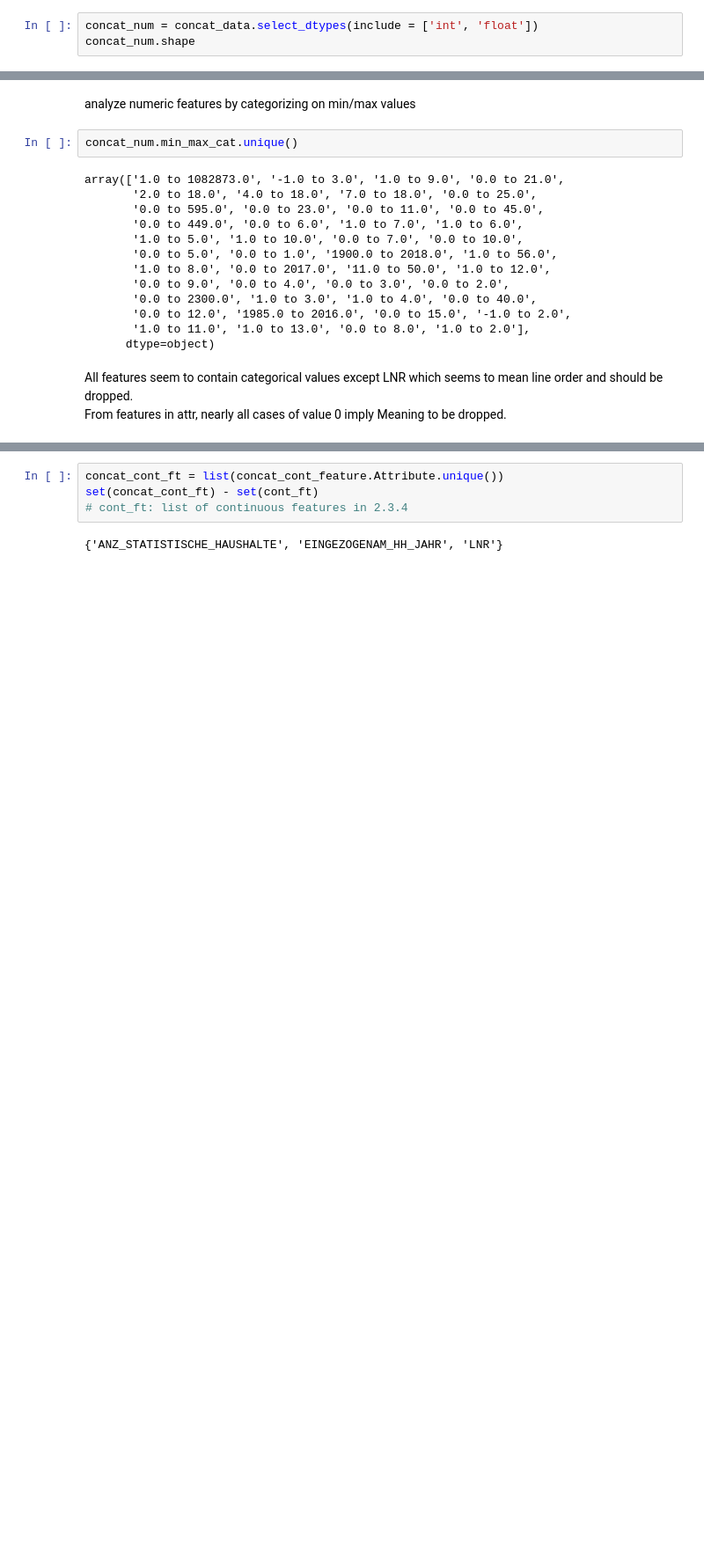
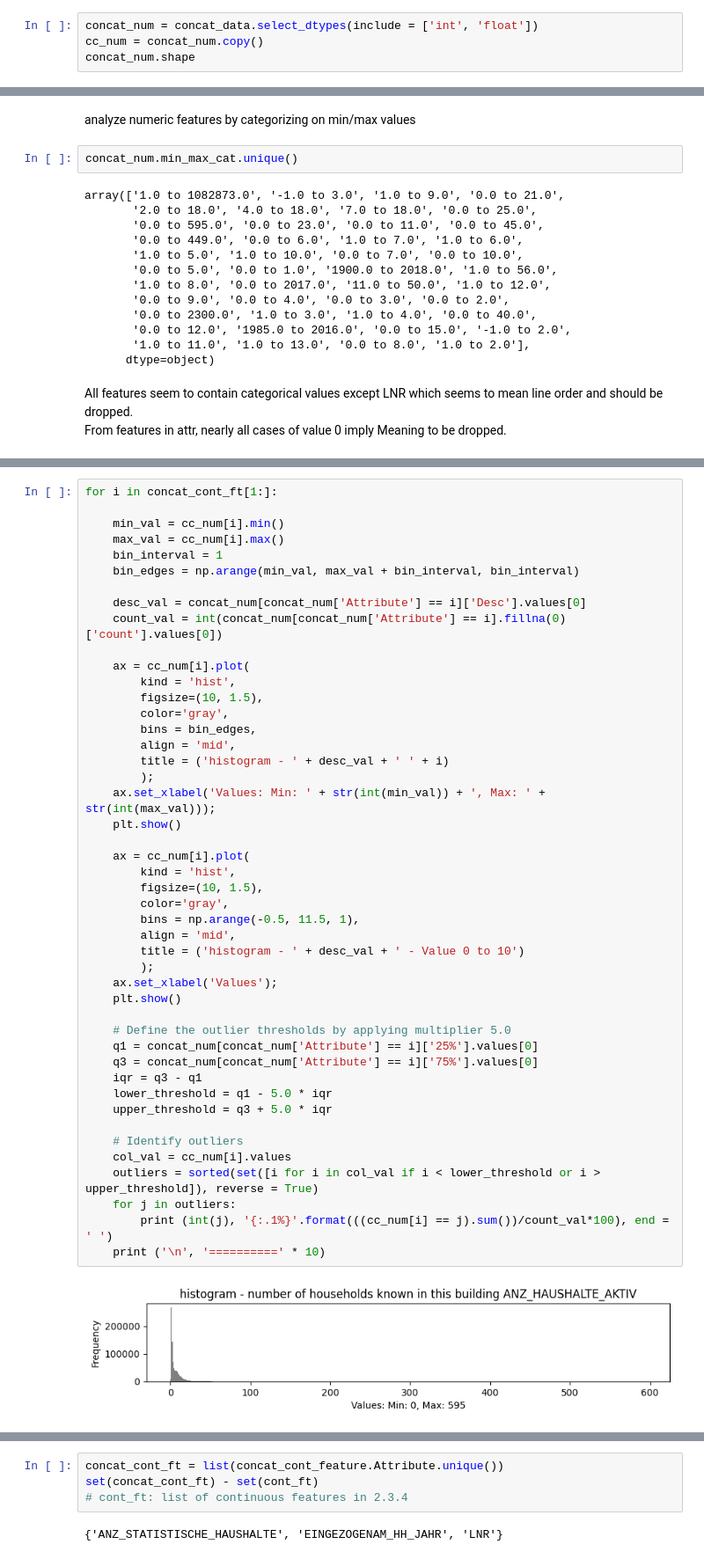
Before and after one commit to jaeyoun-chang/u_city_capstone, a Jupyter notebook: Arvato Project Workbook.ipynb, the cells around one changed output, grey strips where cells are left out. Shown at 88% size. Saved outputs shown, nothing was run; the diff lists cells and outputs as text; blank space fills up the shorter version.

```diff
--- a/Arvato Project Workbook.ipynb
+++ b/Arvato Project Workbook.ipynb
@@ -948,6 +946,7 @@ memory usage: 3.0+ GB
 extract 92 features in numeric type
 # %%
 concat_num = concat_data.select_dtypes(include = ['int', 'float'])
+cc_num = concat_num.copy()
 concat_num.shape
 # %% [output]
 (1082873, 361)
@@ -1003,0 +1013,48 @@ view_all(concat_cont_feature)
+# %%
+for i in concat_cont_ft[1:]:
+
+    min_val = cc_num[i].min()
+    max_val = cc_num[i].max()
+    bin_interval = 1
+    bin_edges = np.arange(min_val, max_val + bin_interval, bin_interval)
+
+    desc_val = concat_num[concat_num['Attribute'] == i]['Desc'].values[0]
+    count_val = int(concat_num[concat_num['Attribute'] == i].fillna(0)['count'].values[0])
+
+    ax = cc_num[i].plot(
+        kind = 'hist',
+        figsize=(10, 1.5),
+        color='gray',
+        bins = bin_edges,
+        align = 'mid',
+        title = ('histogram - ' + desc_val + ' ' + i)
+        );
+    ax.set_xlabel('Values: Min: ' + str(int(min_val)) + ', Max: ' + str(int(max_val)));
+    plt.show()
+
+    ax = cc_num[i].plot(
+        kind = 'hist',
+        figsize=(10, 1.5),
+        color='gray',
+        bins = np.arange(-0.5, 11.5, 1),
+        align = 'mid',
+        title = ('histogram - ' + desc_val + ' - Value 0 to 10')
+        );
+    ax.set_xlabel('Values');
+    plt.show()
+
+    # Define the outlier thresholds by applying multiplier 5.0
+    q1 = concat_num[concat_num['Attribute'] == i]['25%'].values[0]
+    q3 = concat_num[concat_num['Attribute'] == i]['75%'].values[0]
+    iqr = q3 - q1
+    lower_threshold = q1 - 5.0 * iqr
+    upper_threshold = q3 + 5.0 * iqr
+
+    # Identify outliers
+    col_val = cc_num[i].values
+    outliers = sorted(set([i for i in col_val if i < lower_threshold or i > upper_threshold]), reverse = True)
+    for j in outliers:
+        print (int(j), '{:.1%}'.format(((cc_num[i] == j).sum())/count_val*100), end = ' ')
+    print ('\n', '==========' * 10)
+# %% [output]
+[figure, added]
```
Also changed, not shown: parts of 8 cells of this notebook.
